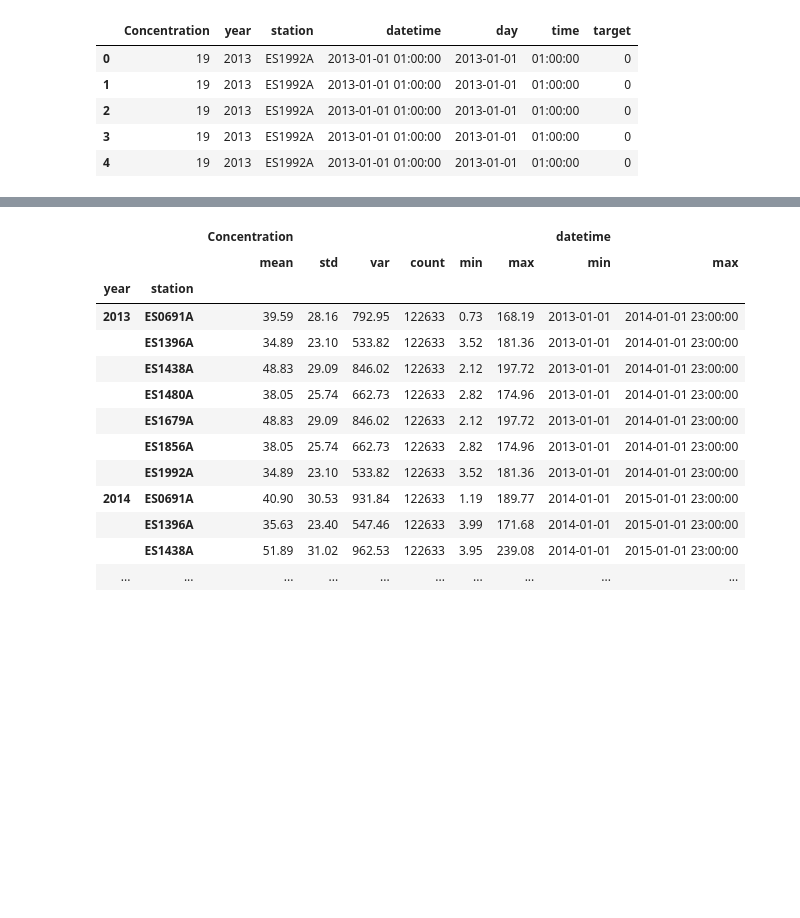
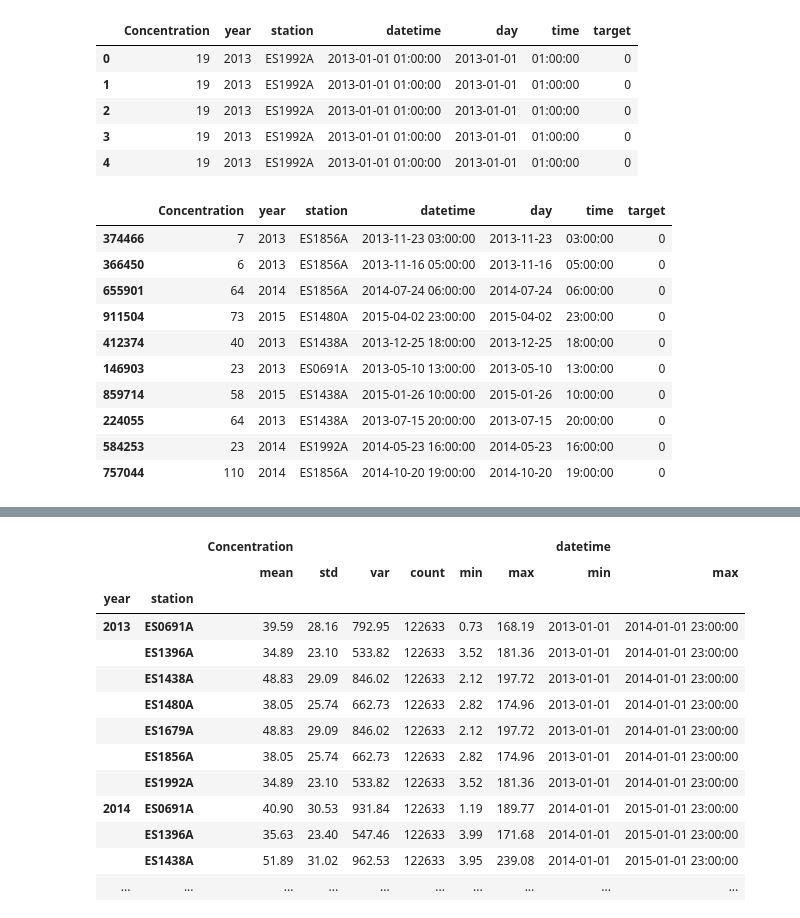
Before and after one commit to javiermas/BCNAirQualityDatathon, a Jupyter notebook: notebooks/Jonas_1.ipynb, the cells around one changed output, grey strips where cells are left out. Saved outputs shown, nothing was run; the diff lists cells and outputs as text; code cells hidden in the pictures; blank space fills up the shorter version.

```diff
--- a/notebooks/Jonas_1.ipynb
+++ b/notebooks/Jonas_1.ipynb
@@ -105,6 +94,20 @@ observations.head(5)
 | 2 | 19 | 2013 | ES1992A | 2013-01-01 01:00:00 | 2013-01-01 | 01:00:00 | 0 |
 | 3 | 19 | 2013 | ES1992A | 2013-01-01 01:00:00 | 2013-01-01 | 01:00:00 | 0 |
 | 4 | 19 | 2013 | ES1992A | 2013-01-01 01:00:00 | 2013-01-01 | 01:00:00 | 0 |
+# %%
+observations.sample(10)
+# %% [output]
+|  | Concentration | year | station | datetime | day | time | target |
+| 374466 | 7 | 2013 | ES1856A | 2013-11-23 03:00:00 | 2013-11-23 | 03:00:00 | 0 |
+| 366450 | 6 | 2013 | ES1856A | 2013-11-16 05:00:00 | 2013-11-16 | 05:00:00 | 0 |
+| 655901 | 64 | 2014 | ES1856A | 2014-07-24 06:00:00 | 2014-07-24 | 06:00:00 | 0 |
+| 911504 | 73 | 2015 | ES1480A | 2015-04-02 23:00:00 | 2015-04-02 | 23:00:00 | 0 |
+| 412374 | 40 | 2013 | ES1438A | 2013-12-25 18:00:00 | 2013-12-25 | 18:00:00 | 0 |
+| 146903 | 23 | 2013 | ES0691A | 2013-05-10 13:00:00 | 2013-05-10 | 13:00:00 | 0 |
+| 859714 | 58 | 2015 | ES1438A | 2015-01-26 10:00:00 | 2015-01-26 | 10:00:00 | 0 |
+| 224055 | 64 | 2013 | ES1438A | 2013-07-15 20:00:00 | 2013-07-15 | 20:00:00 | 0 |
+| 584253 | 23 | 2014 | ES1992A | 2014-05-23 16:00:00 | 2014-05-23 | 16:00:00 | 0 |
+| 757044 | 110 | 2014 | ES1856A | 2014-10-20 19:00:00 | 2014-10-20 | 19:00:00 | 0 |
 # %%
 observations.groupby(['year', 'station']).agg({
     'Concentration': ['mean', 'std', 'var', 'count', 'min', 'max'],
```
Also changed, not shown: parts of 5 cells of this notebook.
